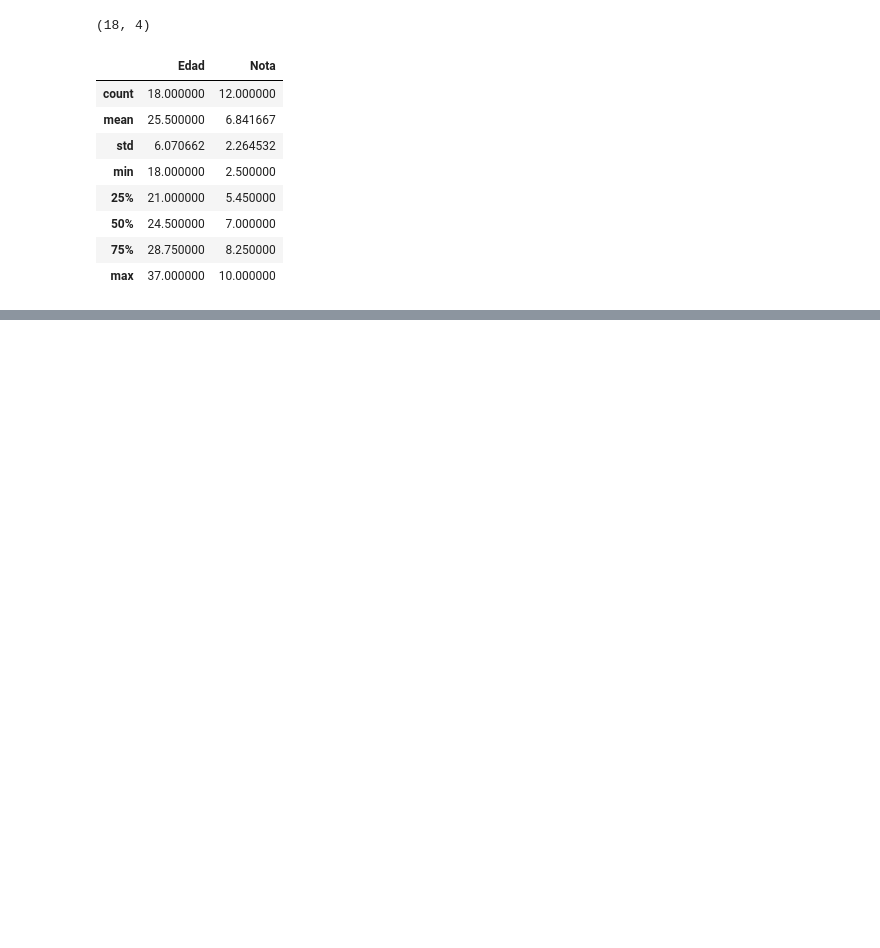
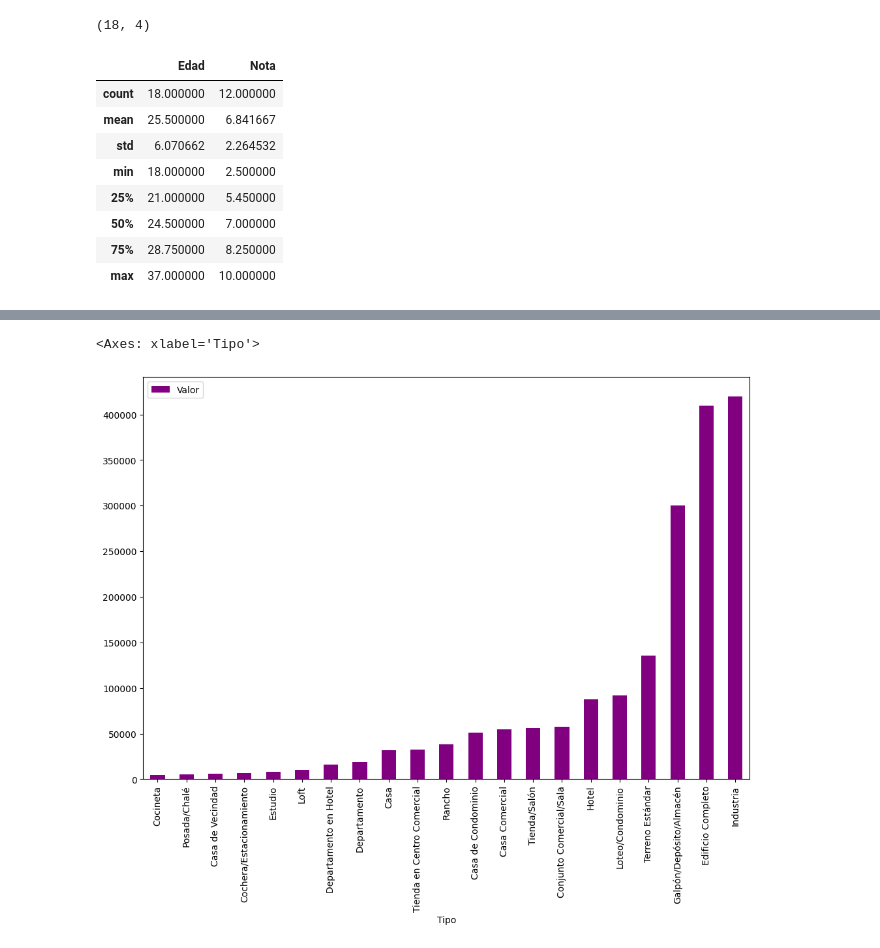
Before and after one commit to FernandoC1998/Desafio-Amigo-secreto, a Jupyter notebook: inmuebles_cdmx.ipynb, the cells around one changed output, grey strips where cells are left out. Saved outputs shown, nothing was run; the diff lists cells and outputs as text; code cells hidden in the pictures; blank space fills up the shorter version.

```diff
--- a/inmuebles_cdmx.ipynb
+++ b/inmuebles_cdmx.ipynb
@@ -278,0 +346,5 @@ tabla2.describe()
+# %%
+df_tipo_precio.plot.bar(figsize=(12,8), color= 'purple')
+# %% [output]
+<Axes: xlabel='Tipo'>
+[figure, added]
```
Also changed, not shown: parts of 24 cells of this notebook.
